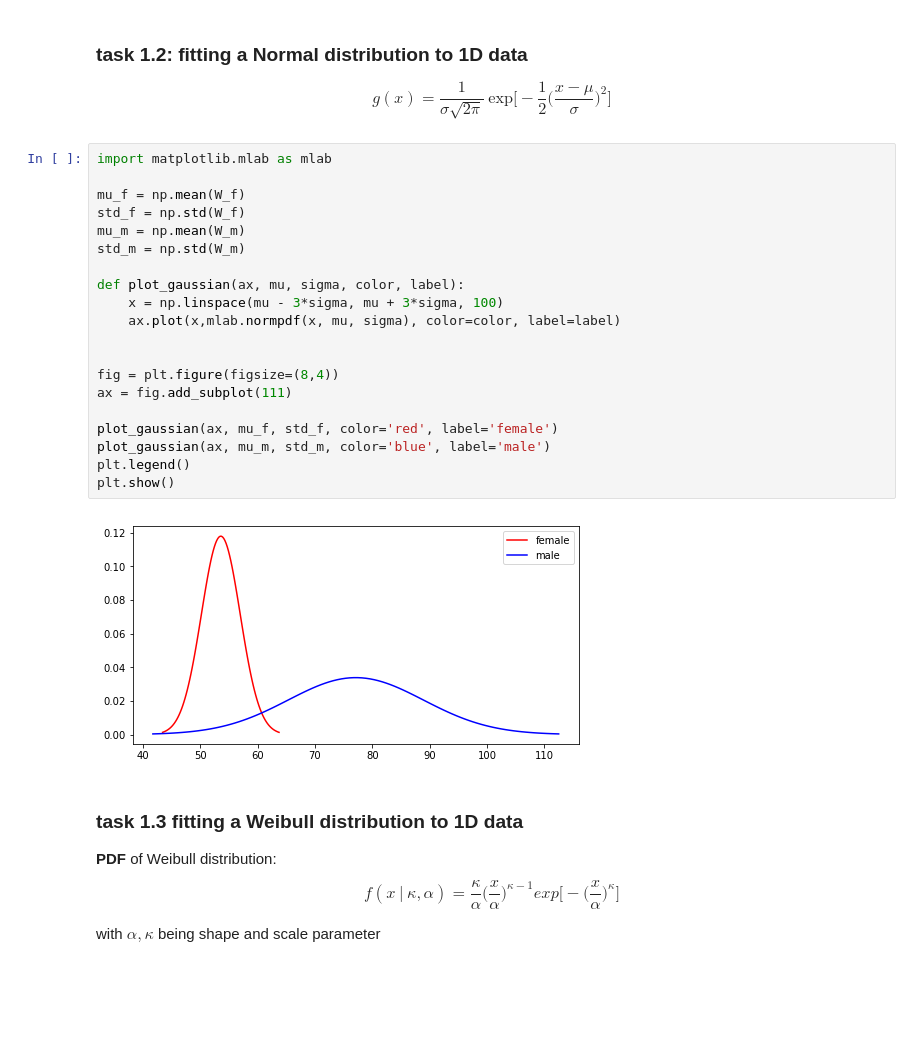
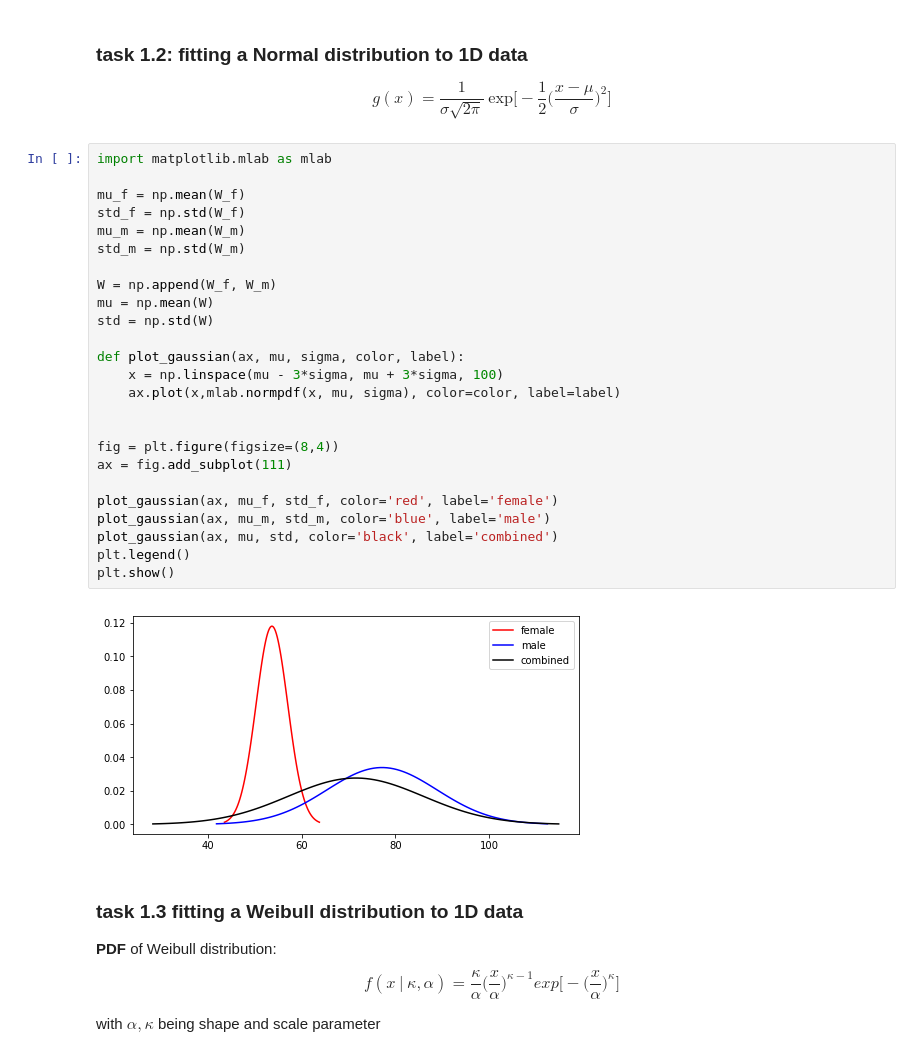
Before and after one commit to jutanke/bit_projects, a Jupyter notebook: project1/final_solution.ipynb, the cells around one changed output. Saved outputs shown, nothing was run; the diff lists cells and outputs as text; blank space fills up the shorter version.

Commit message:
add some graphs for project 1

```diff
--- a/project1/final_solution.ipynb
+++ b/project1/final_solution.ipynb
@@ -237,25 +240,30 @@ $$
 # %%
 import matplotlib.mlab as mlab
 
 mu_f = np.mean(W_f)
 std_f = np.std(W_f)
 mu_m = np.mean(W_m)
 std_m = np.std(W_m)
+
+W = np.append(W_f, W_m)
+mu = np.mean(W)
+std = np.std(W)
 
 def plot_gaussian(ax, mu, sigma, color, label):
     x = np.linspace(mu - 3*sigma, mu + 3*sigma, 100)
     ax.plot(x,mlab.normpdf(x, mu, sigma), color=color, label=label)
 
 
 fig = plt.figure(figsize=(8,4))
 ax = fig.add_subplot(111)
 
 plot_gaussian(ax, mu_f, std_f, color='red', label='female')
 plot_gaussian(ax, mu_m, std_m, color='blue', label='male')
+plot_gaussian(ax, mu, std, color='black', label='combined')
 plt.legend()
 plt.show()
 # %% [output]
-[figure, old version]
+[figure, new version]
 # %% [markdown]
 ### task 1.3 fitting a Weibull distribution to 1D data
 
```
Also changed, not shown: parts of 1 cell of this notebook.
